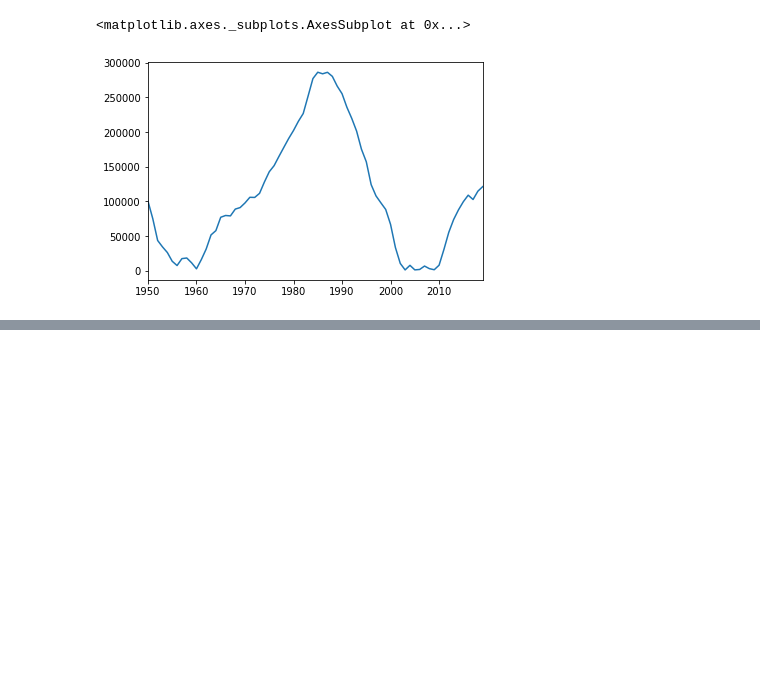
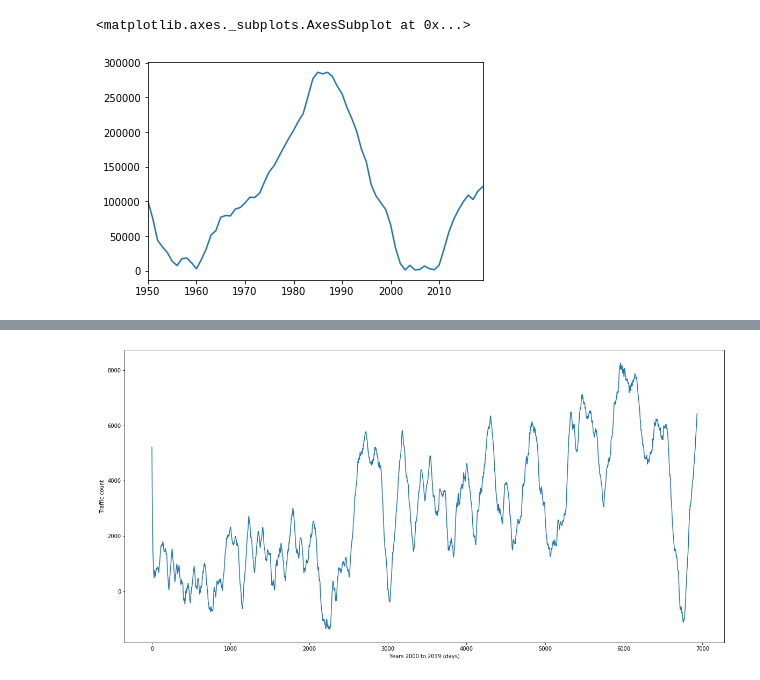
Before and after one commit to KSaiPremika/Plant-the-future, a Jupyter notebook: Traffic_Data_Creation_using_1D_Perlin_noise.ipynb, the cells around one changed output, grey strips where cells are left out. Saved outputs shown, nothing was run; the diff lists cells and outputs as text; code cells hidden in the pictures; blank space fills up the shorter version.

Commit message:
day by day data

```diff
--- a/Traffic_Data_Creation_using_1D_Perlin_noise.ipynb
+++ b/Traffic_Data_Creation_using_1D_Perlin_noise.ipynb
@@ -181,3 +199,59 @@ df
 | 4 | 33797.0 | 34759.0 | 36360.0 | 38856.0 | 40906.0 | 43035.0 | 43650.0 | 46466.0 | 47951.0 | 50191.0 | 51501.0 | ... |
 # %%
 df.to_csv("SampleTrafficData.csv")
+# %%
+def createData(rows,startYear,endYear,plotGraph=True,printLog=True):
+
+  points = 2560
+  span = 5.0
+  octaves = 20
+  base = 5000
+  slope = .9
+  amplitude = 10000
+
+  values = []
+  n= 0
+
+
+
+  span = np.random.random_sample()*10
+
+  time = []
+  value = []
+
+  #years = [x for x in range((endYear-startYear)*365)]
+
+
+  for i in range((endYear-startYear)*365):
+    #for j in range(365):
+    x = float(startYear+i) * span / points - 0.5 * span
+
+    y = base + noise.pnoise1(x , octaves) * amplitude
+    #print(x,y, end= '\n')
+
+    time.append(n)
+    n+=1
+    #span*=1.2
+    base*=slope
+    y = y + (i*slope)
+    value.append(int(y))
+
+
+    #base*=slope
+  plt.figure(figsize=(20,10))
+  plt.plot(time,value)
+  plt.xlabel("Years 2000 to 2019 (days)")
+  plt.ylabel("Traffic count")
+
+  minValue = min(value)
+  value = np.array(value)+np.abs(minValue) + np.random.randint(50)
+
+
+
+  return  np.array(value), np.array(time)
+
+
+
+data ,time = createData(1000,startYear=2000,endYear=2019,plotGraph=True,printLog=True)
+# %% [output]
+[figure, added]
```
Also changed, not shown: parts of 2 cells of this notebook.
